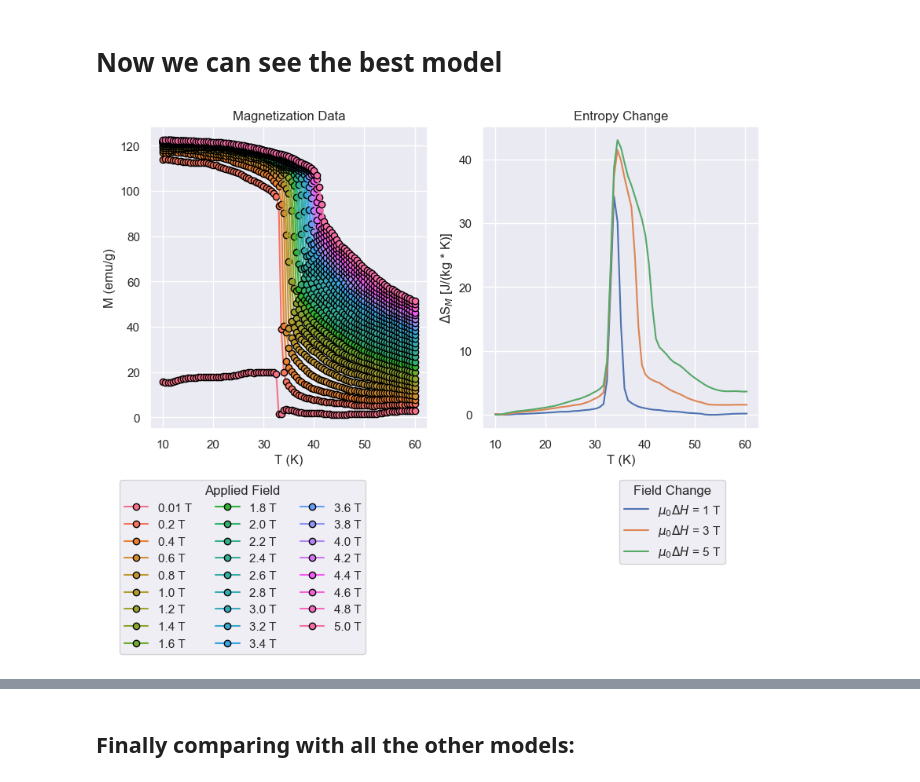
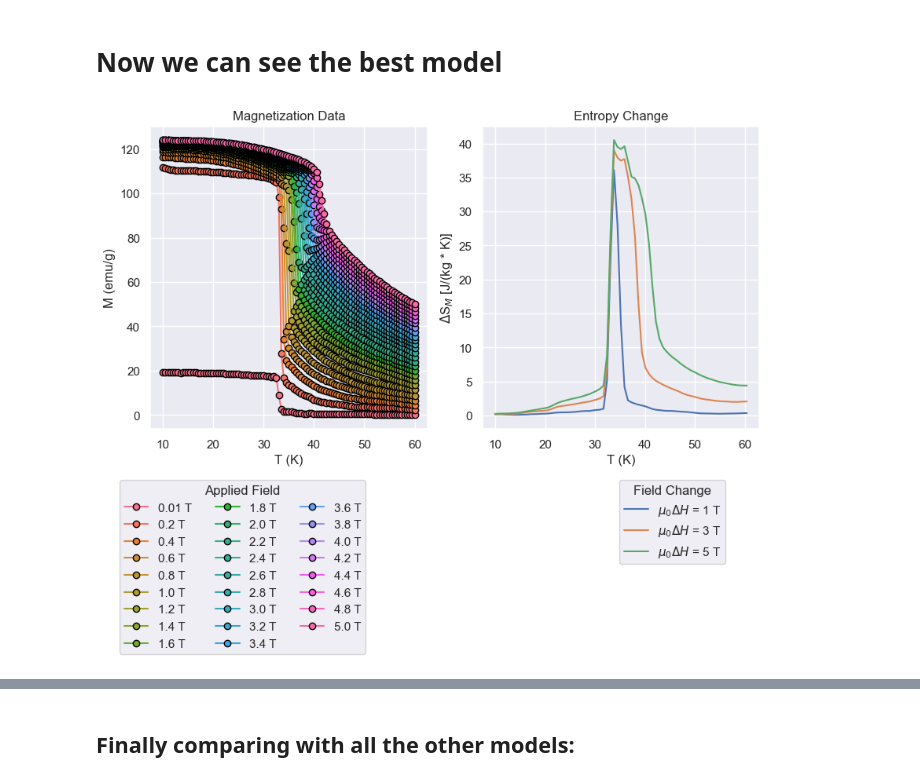
Before and after one commit to kensei-te/mat_interp, a Jupyter notebook: notebooks/Simulation Visualizaiton.ipynb, the cells around one changed output, grey strips where cells are left out. Drawn from its saved outputs; the diff is of its cells as text; code cells hidden in the pictures.

```diff
--- a/notebooks/Simulation Visualizaiton.ipynb
+++ b/notebooks/Simulation Visualizaiton.ipynb
@@ -194,20 +206,20 @@ Creating nn with layers: 10 and nodes: 147 starting with learning rate 0.0035454
 # %% [markdown]
 # Now we can see the best model
 # %%
-SAVED_WEIGHTS = "optest3/modeltrial_33/"
+SAVED_WEIGHTS = "nn_search/modeltrial_28"
 model = tf.keras.models.load_model(SAVED_WEIGHTS)
 sim_data = generate_data_mce(model = model, start = 0.2, end = 5.0, step = 0.2)
 new_model_entropy = plot_entropy_curve(data=sim_data,
                                        temperature_column="t",
                                        field_column="h",
                                        magnetization_column="m",
                                        unstandarize=True,
                                        bbox_mag = (0.8, -0.15),
                                        n_cols=3,
                                        bbox_ds = (0.9, -0.15),
                                        return_entropy = True)
 # %% [output]
-[figure, old version]
+[figure, new version]
 # %%
 model.summary()
 # %% [output]
```
Also changed, not shown: parts of 1 cell of this notebook, 2 other files.
